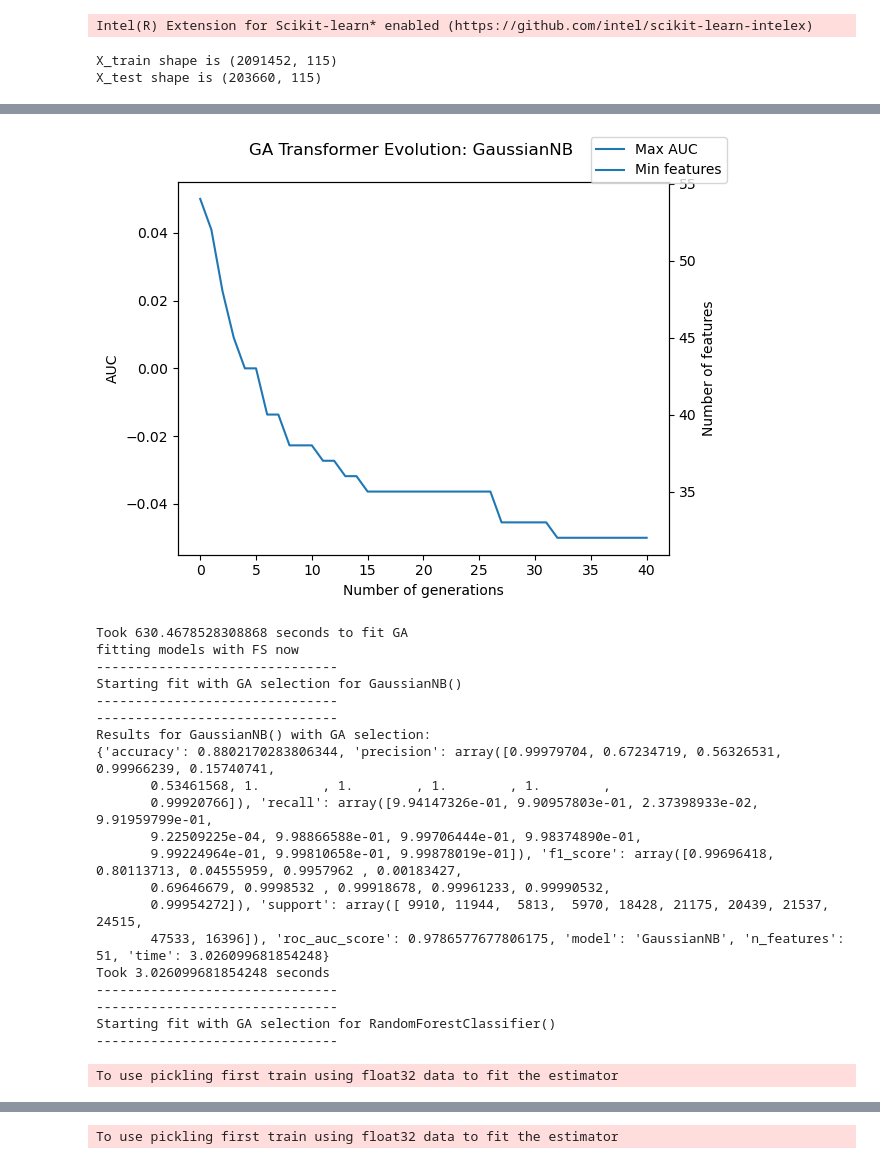
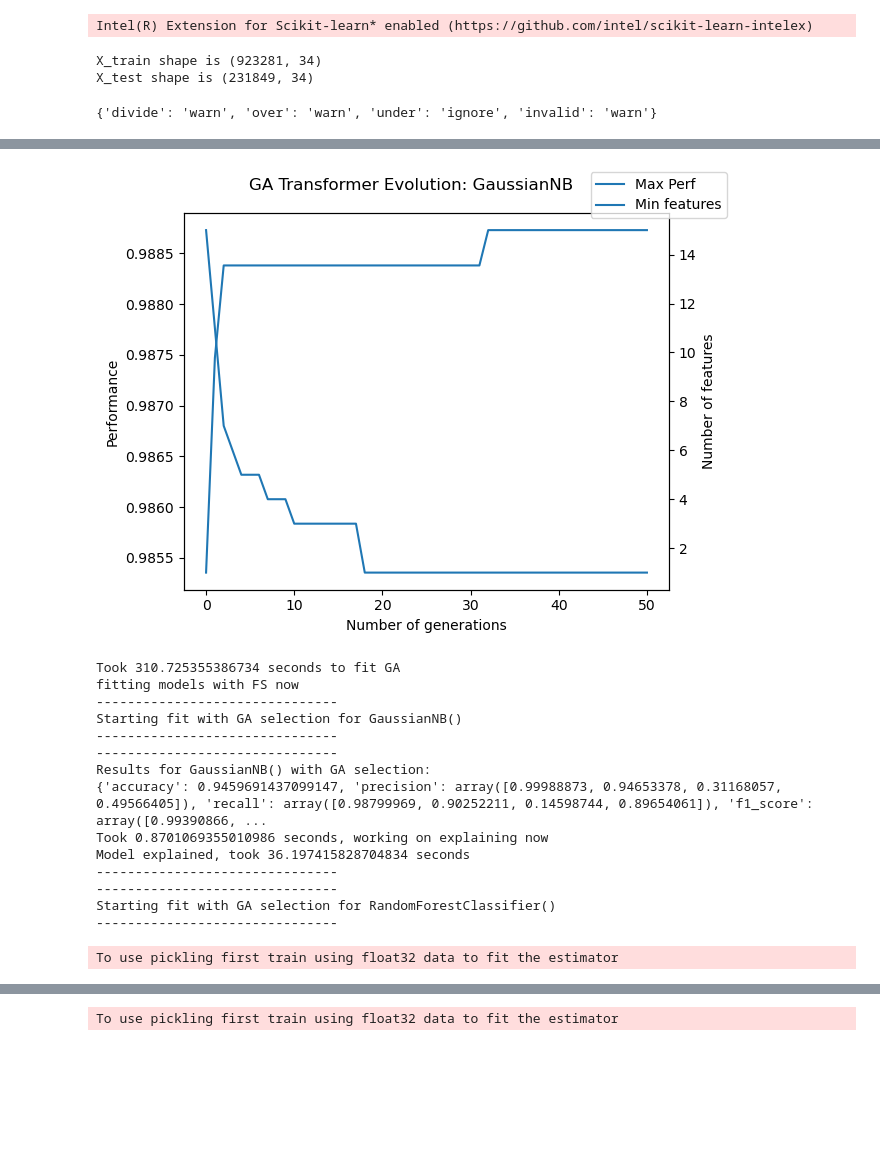
Before and after one commit to arisingh8/CCD-datasets-ML, a Jupyter notebook: dimensionality_multiclass_no_cv.ipynb, the cells around one changed output, grey strips where cells are left out. Saved outputs shown, nothing was run; the diff lists cells and outputs as text; code cells hidden in the pictures; blank space fills up the shorter version.

```diff
--- a/dimensionality_multiclass_no_cv.ipynb
+++ b/dimensionality_multiclass_no_cv.ipynb
@@ -213,20 +211,20 @@ class GATransformer(BaseEstimator, TransformerMixin):
             setattr(self, parameter, value)
         return self
 # %%
-train_df = pd.read_parquet("data/BaIoT/danmini_multiclass_train.parquet")
+train_df = pd.read_parquet("data/DoHBrw/multiclass_train.parquet")
 X_train = train_df.drop(['traffic_type'], axis=1)
-y_train = LabelEncoder().fit_transform(train_df['traffic_type'])
+y_train = train_df['traffic_type'].cat.codes.to_numpy()
 print(f"X_train shape is {X_train.shape}")
 del train_df
 
-test_df = pd.read_parquet("data/BaIoT/danmini_multiclass_test.parquet")
+test_df = pd.read_parquet("data/DoHBrw/multiclass_test.parquet")
 X_test = test_df.drop(['traffic_type'], axis=1)
-y_test = LabelEncoder().fit_transform(test_df['traffic_type'])
+y_test = test_df['traffic_type'].cat.codes.to_numpy()
 print(f"X_test shape is {X_test.shape}")
 del test_df
 # %% [output]
-X_train shape is (2091452, 115)
-X_test shape is (203660, 115)
+X_train shape is (923281, 34)
+X_test shape is (231849, 34)
 # %%
 def custom_scorer(clf, X, y):
     y_pred = clf.predict(X)
@@ -239,8 +237,12 @@ def custom_scorer(clf, X, y):
         "support": support,
         "roc_auc_score": roc_auc_score(y, clf.predict_proba(X), average="weighted", multi_class="ovr")
     }
+# %%
+np.seterr(divide='ignore', invalid='ignore')
+# %% [output]
+{'divide': 'warn', 'over': 'warn', 'under': 'ignore', 'invalid': 'warn'}
 # %%
-models = [skNB(),
+models = [cuNB(),
           cuRF(n_estimators = 500),
           cuLR(max_iter=5000),
           cuSVC(probability=True),
@@ -272,15 +274,32 @@ for model in models:
     end = time.time()
     scores['model'] = type(model).__name__
     scores['n_features'] = X_train_selected.shape[1]
+    scores['feature_names'] = transform_pipe['gatransformer'].get_feature_names_out(input_features=X_train.columns.values)
     scores['time'] = end - start
     print("-------------------------------")
     print(f"Results for {model} with GA selection: ")
     print(scores)
-    print(f"Took {end - start} seconds")
+    print(f"Took {end - start} seconds, working on explaining now")
+    explain_start = time.time()
+    explainer = KernelExplainer(
+        model=clf.predict_proba,
+        data=kmeans_sampling(X_train_selected, 200),
+        nsamples=200,
+        is_gpu_model=True,
+        random_state=42
+    )
+    with warnings.catch_warnings():
+        warnings.simplefilter("ignore")
+        scores['shap_values'] = explainer.shap_values(X_test_selected[:100, :])
+    explain_end = time.time()
+    print(f"Model explained, took {explain_end - explain_start} seconds")
     print("-------------------------------")
     results['fs_scores'].append(scores)
 
 print("fitting models without FS now")
+
+X_train_scaled = transform_pipe[0].transform(X_train)
+X_test_scaled = transform_pipe[0].transform(X_test)
 
 for model in models:
     print("-------------------------------")
@@ -288,16 +307,30 @@ for model in models:
     print("-------------------------------")
     start = time.time()
     clf = clone(model)
-    clf.fit(transform_pipe[0].transform(X_train), y_train)
-    scores = custom_scorer(clf, transform_pipe[0].transform(X_test), y_test)
+    clf.fit(X_train_scaled, y_train)
+    scores = custom_scorer(clf, X_test_scaled, y_test)
     end = time.time()
     scores['model'] = type(model).__name__
     scores['n_features'] = X_train.shape[1]
+    scores['feature_names'] = X_train.columns.values
     scores['time'] = end - start
     print("-------------------------------")
     print(f"Results for {model} with GA selection: ")
     print(scores)
-    print(f"Took {end - start} seconds")
+    print(f"Took {end - start} seconds, working on explaining now")
+    explain_start = time.time()
+    explainer = KernelExplainer(
+        model=clf.predict_proba,
+        data=kmeans_sampling(X_train_scaled, 100),
+        nsamples=200,
+        is_gpu_model=True,
+        random_state=42
+    )
+    with warnings.catch_warnings():
+        warnings.simplefilter("ignore")
+        scores['shap_values'] = explainer.shap_values(X_test_scaled[:100, :])
+    explain_end = time.time()
+    print(f"Model explained, took {explain_end - explain_start} seconds")
     print("-------------------------------")
     results['no_fs_scores'].append(scores)
 # %% [output]
@@ -321,20 +354,14 @@ gen     nevals  gen     max     mean    min     nevals  gen     max     mean
-[figure, old version]
+[figure, new version]
-Took 630.4678528308868 seconds to fit GA
+Took 310.725355386734 seconds to fit GA
 fitting models with FS now
 -------------------------------
 Starting fit with GA selection for GaussianNB()
 -------------------------------
 -------------------------------
 Results for GaussianNB() with GA selection:
-{'accuracy': 0.8802170283806344, 'precision': array([0.99979704, 0.67234719, 0.56326531, 0.99966239, 0.15740741,
-       0.53461568, 1.        , 1.        , 1.        , 1.        ,
-       0.99920766]), 'recall': array([9.94147326e-01, 9.90957803e-01, 2.37398933e-02, 9.91959799e-01,
-       9.22509225e-04, 9.98866588e-01, 9.99706444e-01, 9.98374890e-01,
-       9.99224964e-01, 9.99810658e-01, 9.99878019e-01]), 'f1_score': array([0.99696418, 0.80113713, 0.04555959, 0.9957962 , 0.00183427,
-       0.69646679, 0.9998532 , 0.99918678, 0.99961233, 0.99990532,
-       0.99954272]), 'support': array([ 9910, 11944,  5813,  5970, 18428, 21175, 20439, 21537, 24515,
-       47533, 16396]), 'roc_auc_score': 0.9786577677806175, 'model': 'GaussianNB', 'n_features': 51, 'time': 3.026099681854248}
-Took 3.026099681854248 seconds
+{'accuracy': 0.9459691437099147, 'precision': array([0.99988873, 0.94653378, 0.31168057, 0.49566405]), 'recall': array([0.98799969, 0.90252211, 0.14598744, 0.89654061]), 'f1_score': array([0.99390866, ...
+Took 0.8701069355010986 seconds, working on explaining now
+Model explained, took 36.197415828704834 seconds
 -------------------------------
 -------------------------------
 Starting fit with GA selection for RandomForestClassifier()
```
Also changed, not shown: parts of 4 cells of this notebook, 28 other files.
